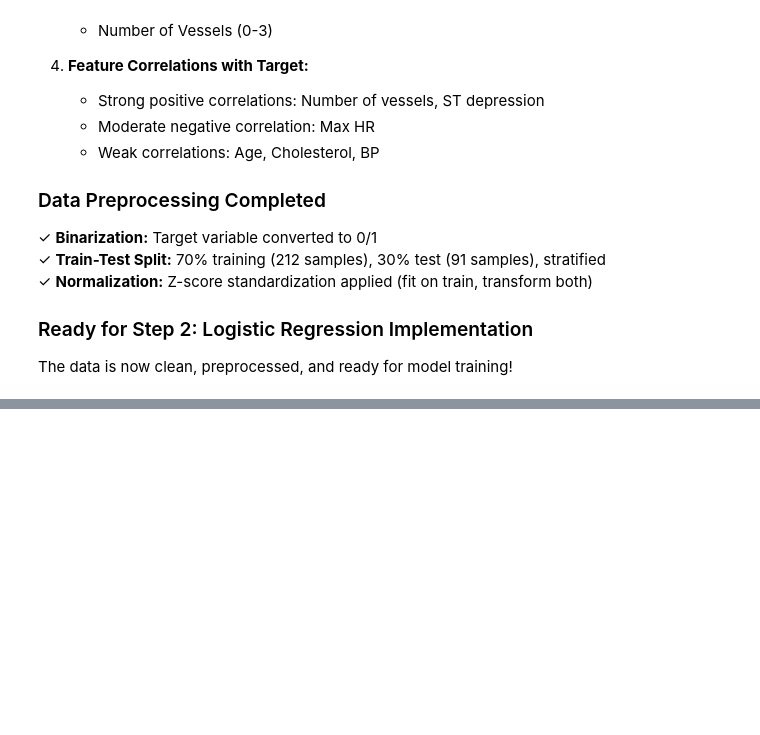
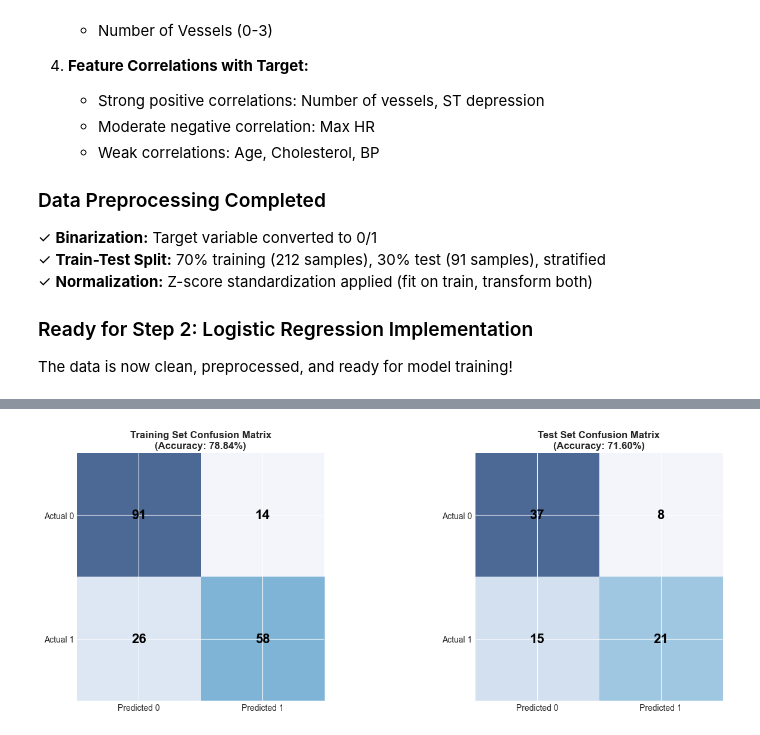
Before and after one commit to deisyguzman/Heart-Disease-Risk-Prediction-Logistic-Regression-Homework, a Jupyter notebook: heart_disease_lr_analysis.ipynb, the cells around one changed output, grey strips where cells are left out. Saved outputs shown, nothing was run; the diff lists cells and outputs as text; code cells hidden in the pictures; blank space fills up the shorter version.

```diff
--- a/heart_disease_lr_analysis.ipynb
+++ b/heart_disease_lr_analysis.ipynb
@@ -422,0 +1132,42 @@ The data is now clean, preprocessed, and ready for model training!
+# %%
+# Visualize confusion matrices
+fig, axes = plt.subplots(1, 2, figsize=(14, 5))
+
+# Training confusion matrix
+train_cm = np.array([[train_metrics['TN'], train_metrics['FP']],
+                     [train_metrics['FN'], train_metrics['TP']]])
+im1 = axes[0].imshow(train_cm, cmap='Blues', alpha=0.7)
+axes[0].set_xticks([0, 1])
+axes[0].set_yticks([0, 1])
+axes[0].set_xticklabels(['Predicted 0', 'Predicted 1'])
+axes[0].set_yticklabels(['Actual 0', 'Actual 1'])
+axes[0].set_title(f'Training Set Confusion Matrix\n(Accuracy: {train_metrics["accuracy"]:.2%})',
+                  fontsize=12, fontweight='bold')
+
+# Add text annotations
+for i in range(2):
+    for j in range(2):
+        text = axes[0].text(j, i, train_cm[i, j], ha="center", va="center",
+                           color="black", fontsize=16, fontweight='bold')
+
+# Test confusion matrix
+test_cm = np.array([[test_metrics['TN'], test_metrics['FP']],
+                    [test_metrics['FN'], test_metrics['TP']]])
+im2 = axes[1].imshow(test_cm, cmap='Blues', alpha=0.7)
+axes[1].set_xticks([0, 1])
+axes[1].set_yticks([0, 1])
+axes[1].set_xticklabels(['Predicted 0', 'Predicted 1'])
+axes[1].set_yticklabels(['Actual 0', 'Actual 1'])
+axes[1].set_title(f'Test Set Confusion Matrix\n(Accuracy: {test_metrics["accuracy"]:.2%})',
+                  fontsize=12, fontweight='bold')
+
+# Add text annotations
+for i in range(2):
+    for j in range(2):
+        text = axes[1].text(j, i, test_cm[i, j], ha="center", va="center",
+                           color="black", fontsize=16, fontweight='bold')
+
+plt.tight_layout()
+plt.show()
+# %% [output]
+[figure, added]
```
Also changed, not shown: parts of 72 cells of this notebook, 7 other files.
